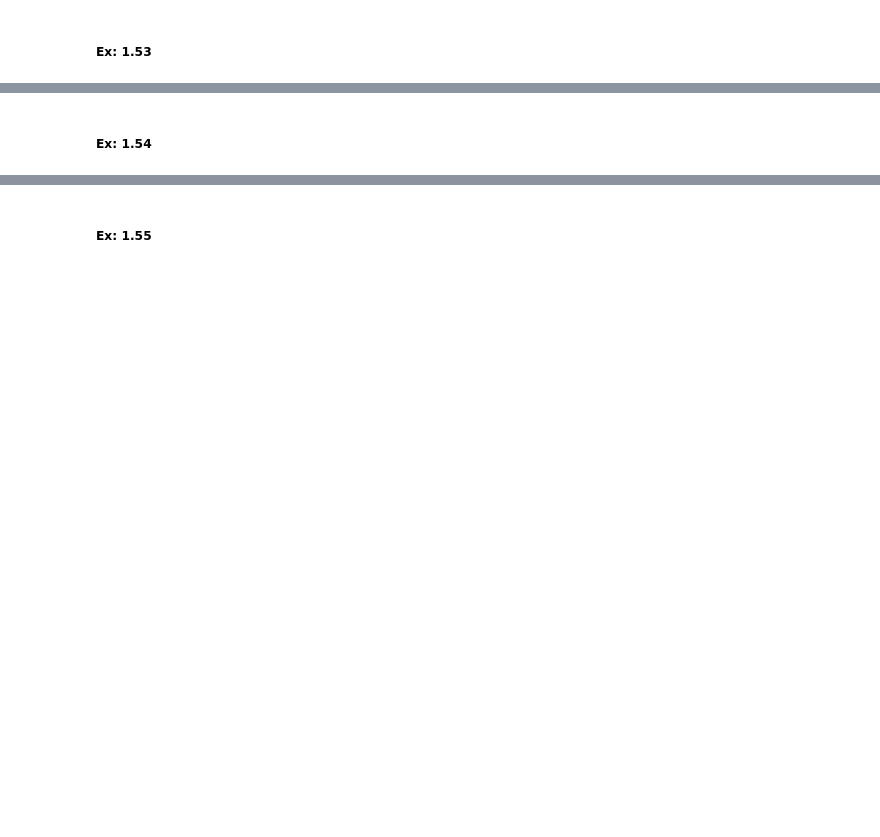
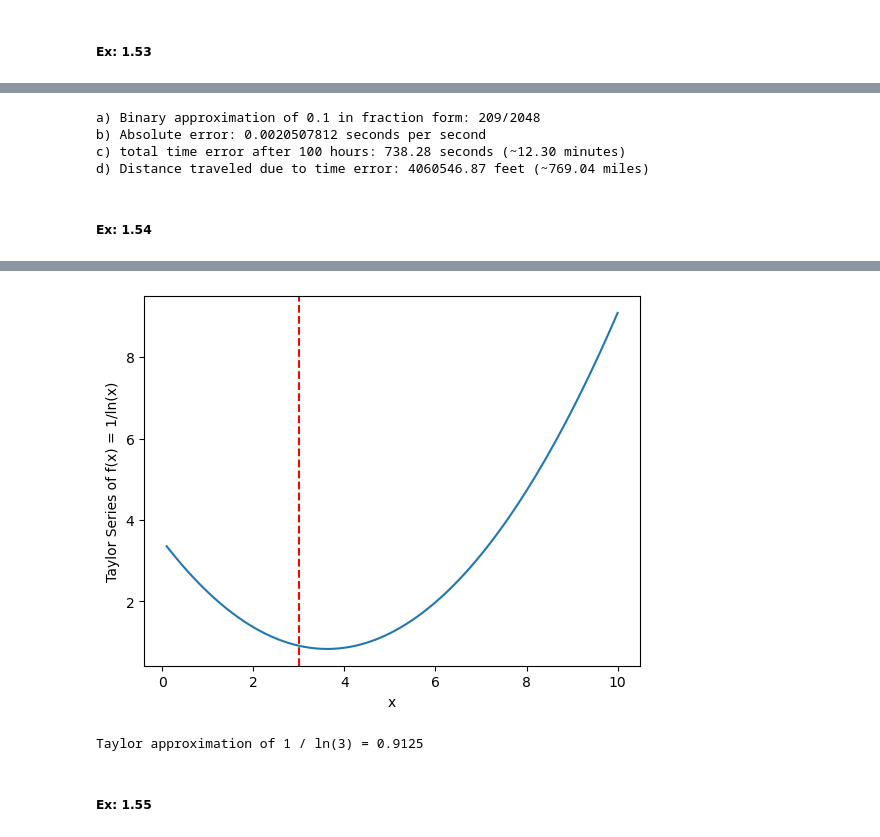
Before and after one commit to Quantum-Impulse/Sci-Comp, a Jupyter notebook: work/A1 Notebook.ipynb, the cells around one changed output, grey strips where cells are left out. Drawn from its saved outputs; the diff is of its cells as text; code cells hidden in the pictures; blank space fills up the shorter version.

```diff
--- a/work/A1 Notebook.ipynb
+++ b/work/A1 Notebook.ipynb
@@ -16,10 +16,59 @@
 ##### Ex: 1.53
 # %% [markdown]
 ![ Question 1.55 ](./imgs_quest/1.53.png)
+# %%
+# a.
+# Import Fraction from fractions module
+from fractions import Fraction
+
+# Given binary approximation of 0.1 in fraction form = 209/2048
+binary_fraction = Fraction(209, 2048)
+print(f"a) Binary approximation of 0.1 in fraction form: {binary_fraction}")
+
+# Part b: Absolute error
+absolute_error = abs(float(209/2048) - float(1/10))
+print(f"b) Absolute error: {absolute_error:.10f} seconds per second")
+
+# Part c: Time error after 100 hrs
+total_seconds = 100 * 60 * 60
+time_error = total_seconds * absolute_error
+print(f"c) total time error after 100 hours: {time_error:.2f} seconds (~{time_error / 60:.2f} minutes)")
+
+# Part d: Distance traveled during time error (part c)
+fps = 3750 * 5280 / 3600  # Convert mph to ft/s (Mach 5 = 3750 mph)
+distance_ft = time_error * fps  # Distance in feet
+distance_miles = distance_ft / 5280  # miles
+print(f"d) Distance traveled due to time error: {distance_ft:.2f} feet (~{distance_miles:.2f} miles)")
+# %% [output]
+a) Binary approximation of 0.1 in fraction form: 209/2048
+b) Absolute error: 0.0020507812 seconds per second
+c) total time error after 100 hours: 738.28 seconds (~12.30 minutes)
+d) Distance traveled due to time error: 4060546.87 feet (~769.04 miles)
 # %% [markdown]
 ##### Ex: 1.54
 # %% [markdown]
 ![ Question 1.55 ](./imgs_quest/1.54.png)
+# %%
+# Taylor Series for f(x) = 1/ln(x) centered at point x0 = e
+import numpy as np
+import matplotlib.pyplot as plt
+# taylor series expansion for ln(x)^-1 ->  f(x) = 1 - (x - e)/e + (3 * (x - e)^2) / (2 * e^2)
+# 4th derivative \(-\frac{(\ln (x))^{-2}}{x}\)
+from math import e
+x = np.linspace(0.1, 10, 100)
+y = 1 - (x - e)/e + (3 * (x - e)**2) / (2 * e**2)
+# plot x = 3 vertical line
+plt.axvline(x=3, color='r', linestyle='--')
+plt.plot(x, y)
+plt.xlabel('x')
+plt.ylabel('Taylor Series of f(x) = 1/ln(x)')
+plt.show()
+# print the y when x = 3, the taylor series approximation
+y_approx = np.interp(3, x, y)
+print(f"Taylor approximation of 1 / ln(3) = {y_approx:.4f}")
+# %% [output]
+[figure, added]
+Taylor approximation of 1 / ln(3) = 0.9125
 # %% [markdown]
 ##### Ex: 1.55
 # %% [markdown]
```
Also changed, not shown: parts of 1 cell of this notebook, 1 other file.
